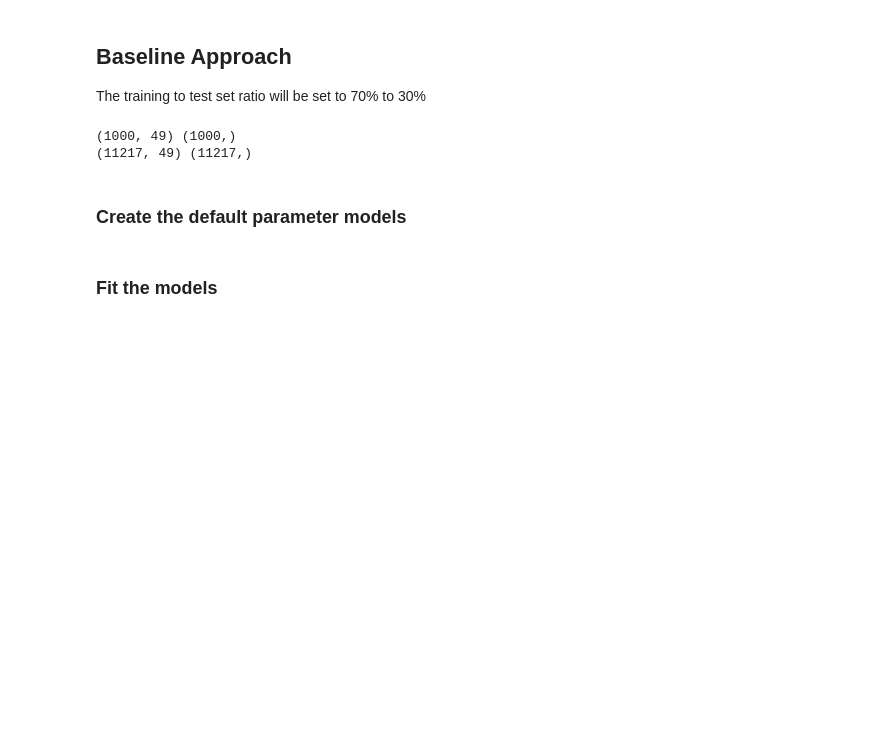
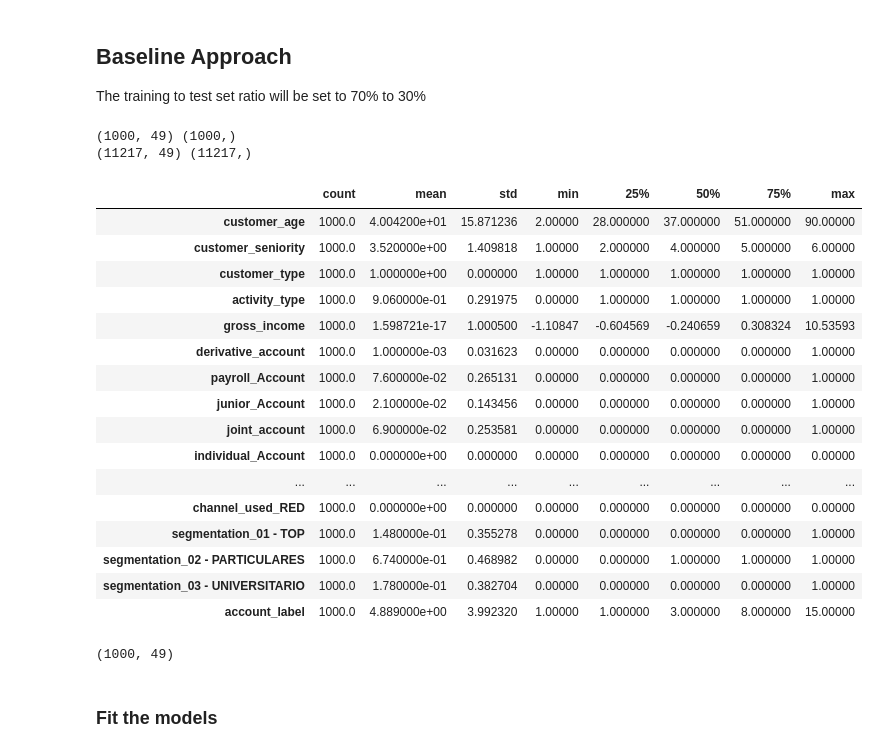
Before and after one commit to yilingzeroone/KE5206CI_CA1SVM, a Jupyter notebook: CA2.ipynb, the cells around one changed output. Cells and saved outputs as stored; diff of their text form; code cells hidden in the pictures; blank space fills up the shorter version.

Commit message:
Added input fields description

```diff
--- a/CA2.ipynb
+++ b/CA2.ipynb
@@ -476,8 +476,31 @@ dataAccount = {'train': {'X': X_train,
 # %% [output]
 (1000, 49) (1000,)
 (11217, 49) (11217,)
-# %% [markdown]
-### Create the default parameter models
+# %%
+inputSummary = X_train.describe()
+inputSummary.transpose()
+# %% [output]
+|  | count | mean | std | min | 25% | 50% | 75% | max |
+| customer_age | 1000.0 | 4.004200e+01 | 15.871236 | 2.00000 | 28.000000 | 37.000000 | 51.000000 | 90.00000 |
+| customer_seniority | 1000.0 | 3.520000e+00 | 1.409818 | 1.00000 | 2.000000 | 4.000000 | 5.000000 | 6.00000 |
+| customer_type | 1000.0 | 1.000000e+00 | 0.000000 | 1.00000 | 1.000000 | 1.000000 | 1.000000 | 1.00000 |
+| activity_type | 1000.0 | 9.060000e-01 | 0.291975 | 0.00000 | 1.000000 | 1.000000 | 1.000000 | 1.00000 |
+| gross_income | 1000.0 | 1.598721e-17 | 1.000500 | -1.10847 | -0.604569 | -0.240659 | 0.308324 | 10.53593 |
+| derivative_account | 1000.0 | 1.000000e-03 | 0.031623 | 0.00000 | 0.000000 | 0.000000 | 0.000000 | 1.00000 |
+| payroll_Account | 1000.0 | 7.600000e-02 | 0.265131 | 0.00000 | 0.000000 | 0.000000 | 0.000000 | 1.00000 |
+| junior_Account | 1000.0 | 2.100000e-02 | 0.143456 | 0.00000 | 0.000000 | 0.000000 | 0.000000 | 1.00000 |
+| joint_account | 1000.0 | 6.900000e-02 | 0.253581 | 0.00000 | 0.000000 | 0.000000 | 0.000000 | 1.00000 |
+| individual_Account | 1000.0 | 0.000000e+00 | 0.000000 | 0.00000 | 0.000000 | 0.000000 | 0.000000 | 0.00000 |
+| ... | ... | ... | ... | ... | ... | ... | ... | ... |
+| channel_used_RED | 1000.0 | 0.000000e+00 | 0.000000 | 0.00000 | 0.000000 | 0.000000 | 0.000000 | 0.00000 |
+| segmentation_01 - TOP | 1000.0 | 1.480000e-01 | 0.355278 | 0.00000 | 0.000000 | 0.000000 | 0.000000 | 1.00000 |
+| segmentation_02 - PARTICULARES | 1000.0 | 6.740000e-01 | 0.468982 | 0.00000 | 0.000000 | 1.000000 | 1.000000 | 1.00000 |
+| segmentation_03 - UNIVERSITARIO | 1000.0 | 1.780000e-01 | 0.382704 | 0.00000 | 0.000000 | 0.000000 | 0.000000 | 1.00000 |
+| account_label | 1000.0 | 4.889000e+00 | 3.992320 | 1.00000 | 1.000000 | 3.000000 | 8.000000 | 15.00000 |
+# %%
+X_train.shape
+# %% [output]
+(1000, 49)
 # %%
 # Linear SVM - One vs All
 ovrLin = LinearSVC(C=1,multi_class='ovr', penalty='l2', random_state=8)
```
